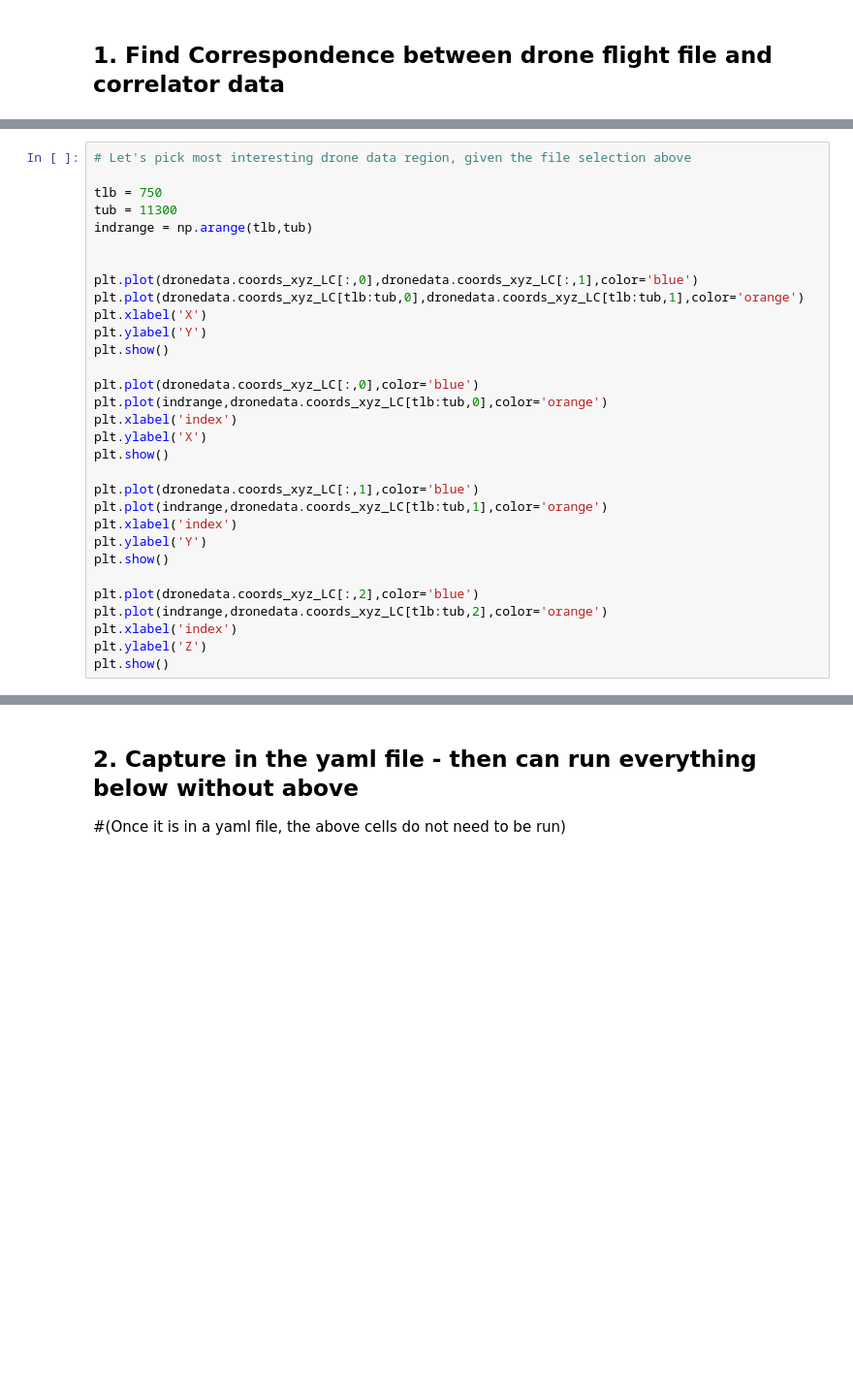
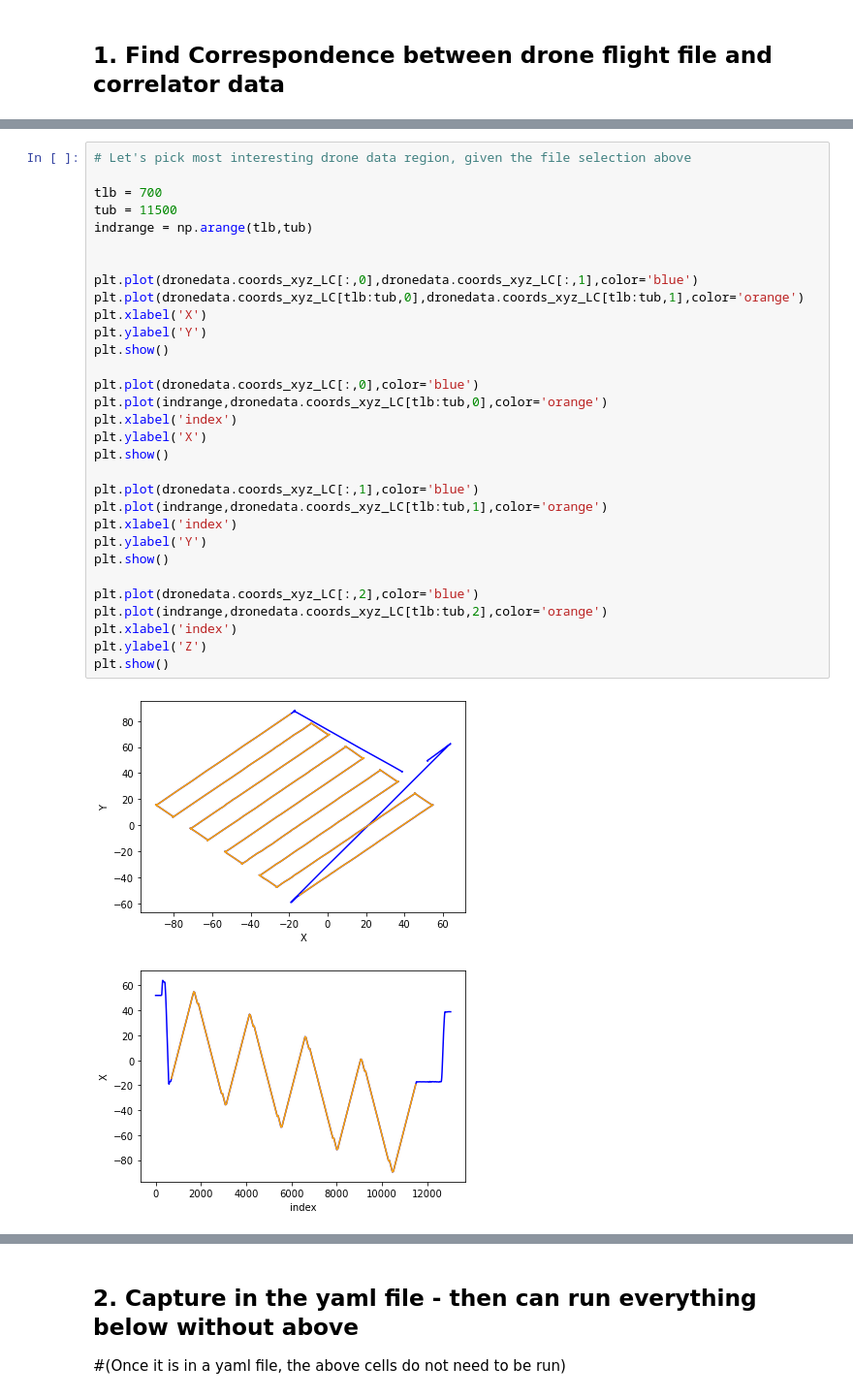
Before and after one commit to WrightLaboratory/DigitalNoiseSource, a Jupyter notebook: notebooks/LBN_DNS_GBO.ipynb, the cells around one changed output, grey strips where cells are left out. Shown at 97% size. Cells and saved outputs as stored; diff of their text form; blank space fills up the shorter version.

```diff
--- a/notebooks/LBN_DNS_GBO.ipynb
+++ b/notebooks/LBN_DNS_GBO.ipynb
@@ -335,31 +358,34 @@ for j in np.arange(0,len(crmap)):
 # %%
 # Let's pick most interesting drone data region, given the file selection above
 
-tlb = 750
-tub = 11300
+tlb = 700
+tub = 11500
 indrange = np.arange(tlb,tub)
 
 
 plt.plot(dronedata.coords_xyz_LC[:,0],dronedata.coords_xyz_LC[:,1],color='blue')
 plt.plot(dronedata.coords_xyz_LC[tlb:tub,0],dronedata.coords_xyz_LC[tlb:tub,1],color='orange')
 plt.xlabel('X')
 plt.ylabel('Y')
 plt.show()
 
 plt.plot(dronedata.coords_xyz_LC[:,0],color='blue')
 plt.plot(indrange,dronedata.coords_xyz_LC[tlb:tub,0],color='orange')
 plt.xlabel('index')
 plt.ylabel('X')
 plt.show()
 
 plt.plot(dronedata.coords_xyz_LC[:,1],color='blue')
 plt.plot(indrange,dronedata.coords_xyz_LC[tlb:tub,1],color='orange')
 plt.xlabel('index')
 plt.ylabel('Y')
 plt.show()
 
 plt.plot(dronedata.coords_xyz_LC[:,2],color='blue')
 plt.plot(indrange,dronedata.coords_xyz_LC[tlb:tub,2],color='orange')
 plt.xlabel('index')
 plt.ylabel('Z')
 plt.show()
+# %% [output]
+[figure, added]
+[figure, added]
```
Also changed, not shown: parts of 15 cells of this notebook.
